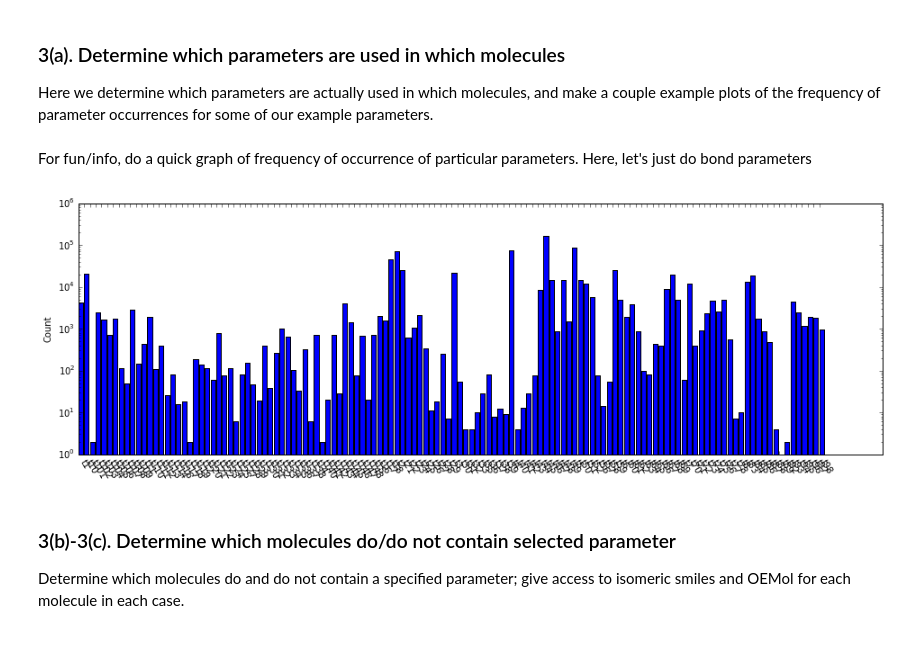
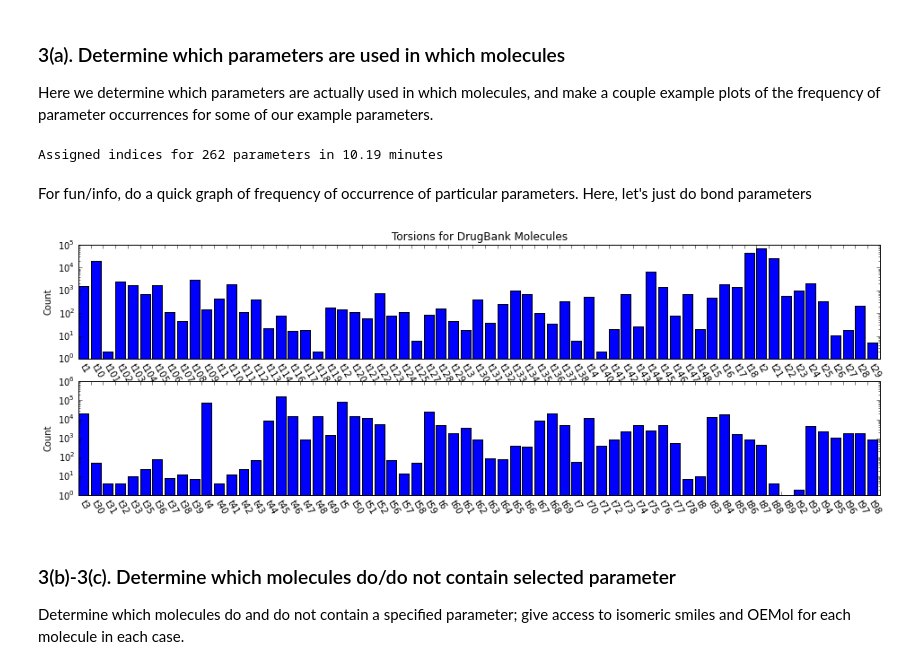
Before and after one commit to openforcefield/openff-toolkit, a Jupyter notebook: examples/test_smirff99Frosst/parameter_usage.ipynb, the cells around one changed output. Saved outputs shown, nothing was run; the diff lists cells and outputs as text; code cells hidden in the pictures.

```diff
--- a/examples/test_smirff99Frosst/parameter_usage.ipynb
+++ b/examples/test_smirff99Frosst/parameter_usage.ipynb
@@ -119,18 +124,14 @@ Here we will take in the ZINC parm@frosst subset from CCL (which is also package
 # %%
 # Use utils wrapper functions to find the file and read all of the molecules
 #oemols = read_molecules( get_data_filename('molecules/zinc-subset-tripos.mol2.gz'))
-molecules = read_molecules("/Users/cbanana/Google Drive/RESEARCH/SMIRFF/molecule_sets/updated_DrugBank.mol2.gz")
-smiles = set([oechem.OECreateIsoSmiString(mol) for mol in molecules])
+molecules = read_molecules("updated_DrugBank.mol2.gz")
 
-oemols = list()
 # For use later, generate isomeric SMILES for these so we can easily look up molecules by smiles
 isosmiles_to_mol = {}
-for smi in smiles:
-    mol = oechem.OEMol()
-    oechem.OEParseSmiles(mol, smi)
-    oechem.OEAddExplicitHydrogens(mol)
-    isosmiles_to_mol[smi] = OEMol(mol)
-    oemols.append(OEMol(mol))
+for mol in molecules:
+    smi = oechem.OECreateIsoSmiString(mol)
+    isosmiles_to_mol[smi] = mol
 
+oemols = [mol for smi, mol in isosmiles_to_mol.items()]
 print("After filtering repeated SMILES there are %i molecules" % len(oemols))
 # %% [output]
@@ -147,14 +148,15 @@ Here we will use the SMIRFF ForceField class to determine (a) which parameters a
 
 Here we determine which parameters are actually used in which molecules, and make a couple example plots of the frequency of parameter occurrences for some of our example parameters.
 # %%
+# adding time module to monitor how long this takes
+init_time = time.time()
 # Use utility function from forcefield_utils to get which parameters are in which molecules
 # and which molecules each parameter occurs in.
 # The returns are dictionaries, and molecule identifiers are isomeric smiles generated from the OEMols
-# USE TEST FILE CONTAINING GENERICS RATHER THAN OUTPUT FILE FOR NOW
 parameters_by_molecule, parameters_by_ID = get_molecule_parameterIDs( oemols, ffxmlFile) #Slow
 
 # Prep for making graphs - determine all parameters used at all
-# (TO DO - probably would be useful to determine if any parameters aren't used at all)
+# TODO - probably would be useful to determine if any parameters aren't used at all
 param_ids = set()
 for key in parameters_by_molecule:
     param_ids = param_ids.union(set(parameters_by_molecule[key]))
@@ -165,25 +167,51 @@ for param_id in param_ids:
     param_id_counts[param_id] = 0
     for key in parameters_by_molecule:
         param_id_counts[param_id] += parameters_by_molecule[key].count(param_id)
+
+elapsed = (time.time() - init_time) / 60.0
+print("Assigned indices for %i parameters in %.2f minutes" % (len(param_ids), elapsed))
+# %% [output]
+Assigned indices for 262 parameters in 10.19 minutes
 # %% [markdown]
 For fun/info, do a quick graph of frequency of occurrence of particular parameters. Here, let's just do bond parameters
 # %%
-# Graph occurrences of bond parameters
-parm_ids = [ pid for pid in param_ids if pid[0]=='t']
-parm_ids.sort()
-counts_parms = [param_id_counts[parm_id] for parm_id in parm_ids]
-#print( parm_ids)
-#print( counts_parms)
-indices = np.arange(len(parm_ids))
-fix, ax = plt.subplots(1,1,figsize=(16,5))
-rects2 = ax.bar(indices, counts_parms )
-ax.set_ylabel('Count')
-ax.set_xticks( indices)
-ax.set_xticklabels( parm_ids, rotation=-60, ha='left')
-plt.yscale('log', nonposy='clip')
-plt.show()
+def make_param_histogram(param_id_counts, param_ids, letter, title):
+    # Graph occurrences of bond parameters
+    parm_ids = [ pid for pid in param_ids if pid[0]==letter]
+    parm_ids.sort()
+    counts_parms = [param_id_counts[parm_id] for parm_id in parm_ids]
+    #print( parm_ids)
+    #print( counts_parms)
+    split = int(len(parm_ids)/2)
+
+    indices = np.arange(len(parm_ids))
+    fix, ax = plt.subplots(2,1,figsize=(16,5))
+    ax[0].set_yscale('log', nonposy='clip')
+    ax[1].set_yscale('log', nonposy='clip')
+
+    rects2 = ax[0].bar(indices[0:split], counts_parms[0:split] )
+    ax[0].set_ylabel('Count')
+    ax[0].set_xticks( indices[0:split])
+    ax[0].set_xticklabels( parm_ids[0:split], rotation=-60, ha='left')
+    ax[0].set_xlim(indices[0], indices[split])
+    plt.yscale('log',nonposy='clip')
+    rects2 = ax[1].bar(indices[split:], counts_parms[split:])
+    ax[1].set_ylabel('Count')
+    ax[1].set_xticks( indices[split:])
+    ax[1].set_xticklabels( parm_ids[split:], rotation=-60, ha='left')
+    ax[1].set_xlim(indices[split], indices[-1]+1)
+
+    ax[0].set_title(title)
+    plt.show()
+
+
+#make_param_histogram(param_id_counts, param_ids, 'n', "VdW for DrugBank Molecules")
+#make_param_histogram(param_id_counts, param_ids, 'b', "Bonds for DrugBank Molecules")
+#make_param_histogram(param_id_counts, param_ids, 'a', "Angles for DrugBank Molecules")
+make_param_histogram(param_id_counts, param_ids, 't', "Torsions for DrugBank Molecules")
+#make_param_histogram(param_id_counts, param_ids, 'i', "Impropers for DrugBank Molecules")
 # %% [output]
-[figure, old version]
+[figure, new version]
 # %% [markdown]
 ### 3(b)-3(c). Determine which molecules do/do not contain selected parameter
 
```
Also changed, not shown: parts of 7 cells of this notebook, 6 other files.
